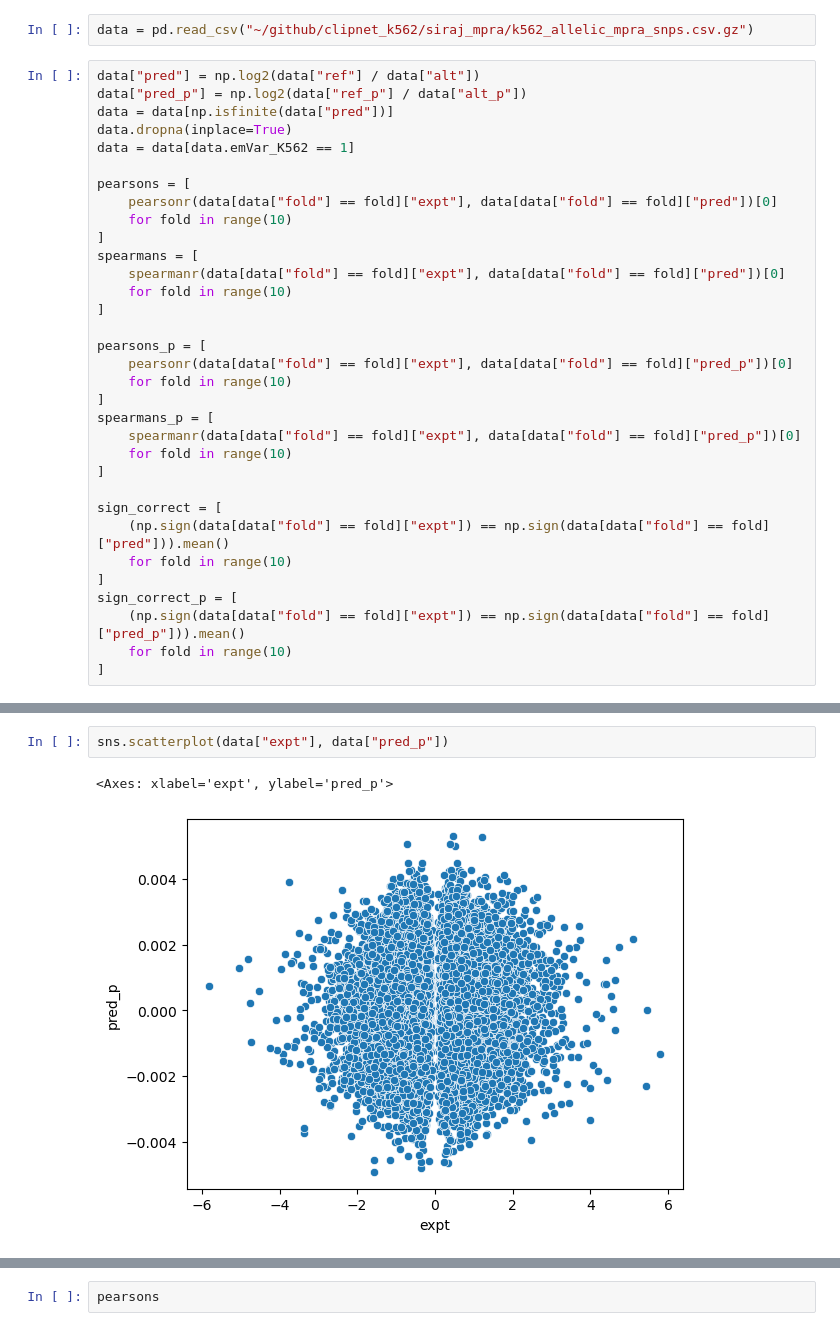
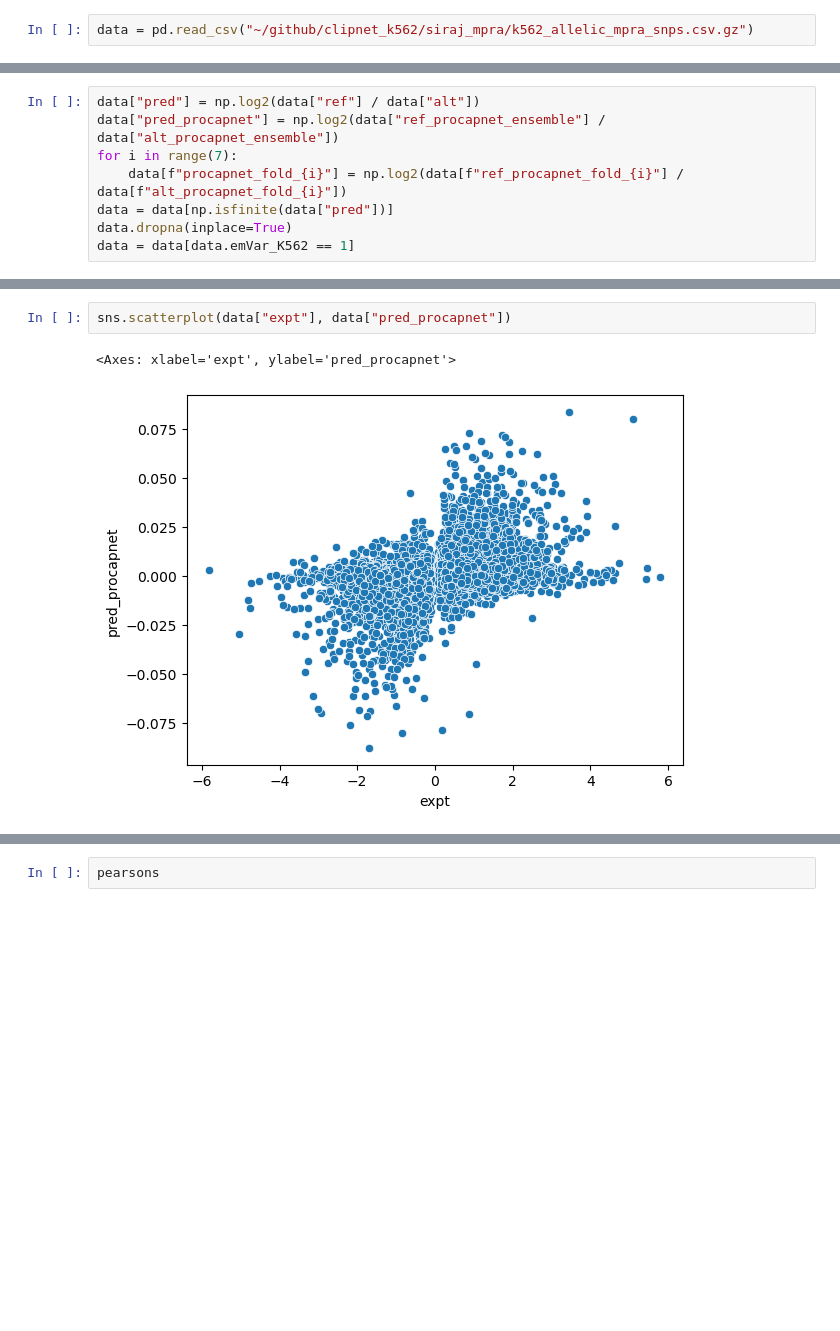
Before and after one commit to Danko-Lab/clipnet_k562, a Jupyter notebook: siraj_mpra/visualize_predictions.ipynb, the cells around one changed output, grey strips where cells are left out. Saved outputs shown, nothing was run; the diff lists cells and outputs as text; blank space fills up the shorter version.

Commit message:
fixed procapnet predictions

```diff
--- a/siraj_mpra/visualize_predictions.ipynb
+++ b/siraj_mpra/visualize_predictions.ipynb
@@ -11,36 +11,3 @@ print(
 scp cbsu:/home2/ayh8/clipnet_k562/data/mpra/k562_allelic_mpra_snps.csv.gz ~/github/clipnet_k562/siraj_mpra
 # %%
 data = pd.read_csv("~/github/clipnet_k562/siraj_mpra/k562_allelic_mpra_snps.csv.gz")
-# %%
-data["pred"] = np.log2(data["ref"] / data["alt"])
-data["pred_p"] = np.log2(data["ref_p"] / data["alt_p"])
-data = data[np.isfinite(data["pred"])]
-data.dropna(inplace=True)
-data = data[data.emVar_K562 == 1]
-
-pearsons = [
-    pearsonr(data[data["fold"] == fold]["expt"], data[data["fold"] == fold]["pred"])[0]
-    for fold in range(10)
-]
-spearmans = [
-    spearmanr(data[data["fold"] == fold]["expt"], data[data["fold"] == fold]["pred"])[0]
-    for fold in range(10)
-]
-
-pearsons_p = [
-    pearsonr(data[data["fold"] == fold]["expt"], data[data["fold"] == fold]["pred_p"])[0]
-    for fold in range(10)
-]
-spearmans_p = [
-    spearmanr(data[data["fold"] == fold]["expt"], data[data["fold"] == fold]["pred_p"])[0]
-    for fold in range(10)
-]
-
-sign_correct = [
-    (np.sign(data[data["fold"] == fold]["expt"]) == np.sign(data[data["fold"] == fold]["pred"])).mean()
-    for fold in range(10)
-]
-sign_correct_p = [
-    (np.sign(data[data["fold"] == fold]["expt"]) == np.sign(data[data["fold"] == fold]["pred_p"])).mean()
-    for fold in range(10)
-]
@@ -72,0 +16,8 @@ sign_correct_p
+# %%
+data["pred"] = np.log2(data["ref"] / data["alt"])
+data["pred_procapnet"] = np.log2(data["ref_procapnet_ensemble"] / data["alt_procapnet_ensemble"])
+for i in range(7):
+    data[f"procapnet_fold_{i}"] = np.log2(data[f"ref_procapnet_fold_{i}"] / data[f"alt_procapnet_fold_{i}"])
+data = data[np.isfinite(data["pred"])]
+data.dropna(inplace=True)
+data = data[data.emVar_K562 == 1]
@@ -73,6 +77,6 @@ sign_correct_p
 # %%
-sns.scatterplot(data["expt"], data["pred_p"])
+sns.scatterplot(data["expt"], data["pred_procapnet"])
 # %% [output]
-<Axes: xlabel='expt', ylabel='pred_p'>
+<Axes: xlabel='expt', ylabel='pred_procapnet'>
-[figure, old version]
+[figure, new version]
 # %%
```
Also changed, not shown: parts of 15 cells of this notebook, 2 other files.
